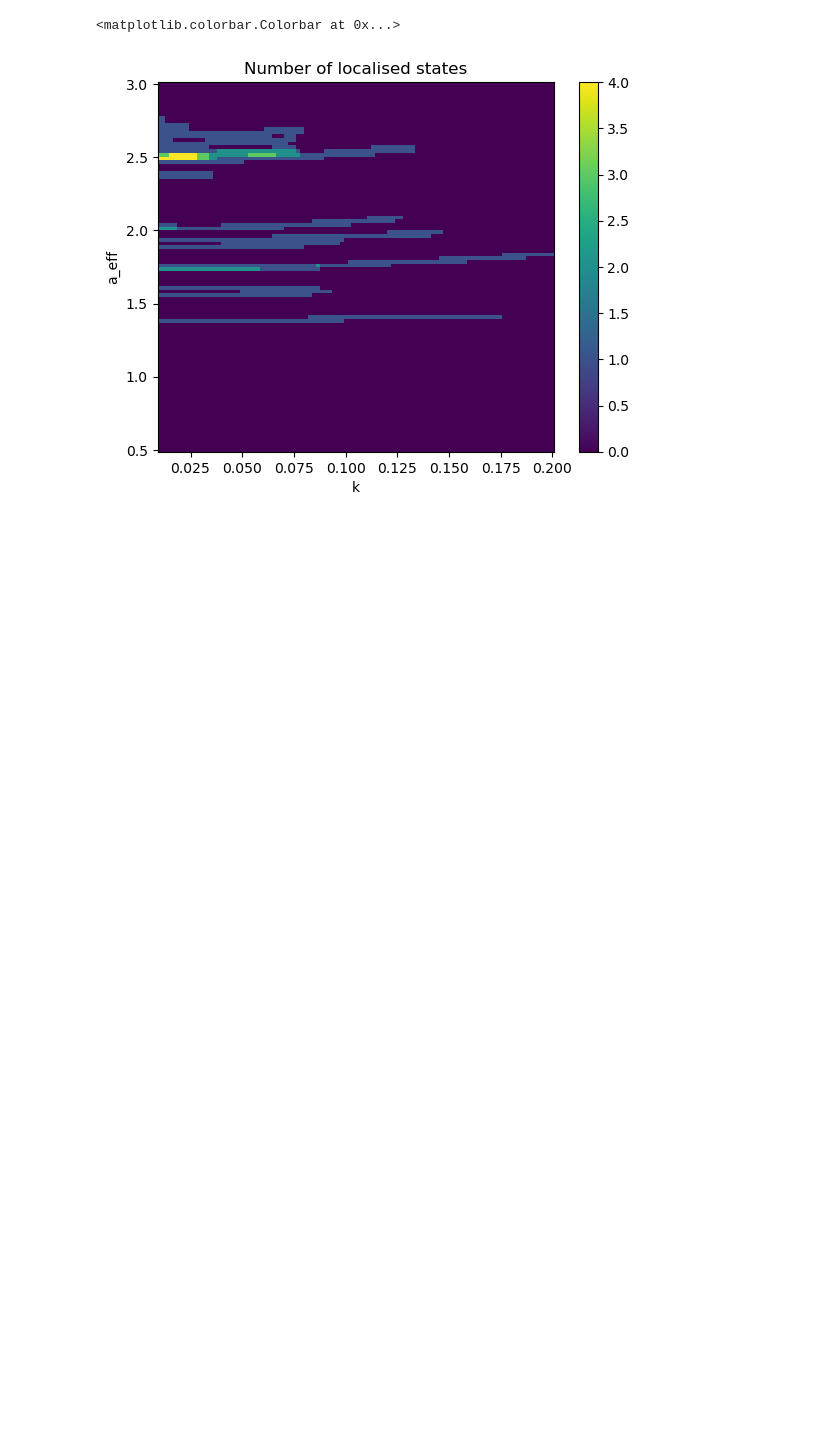
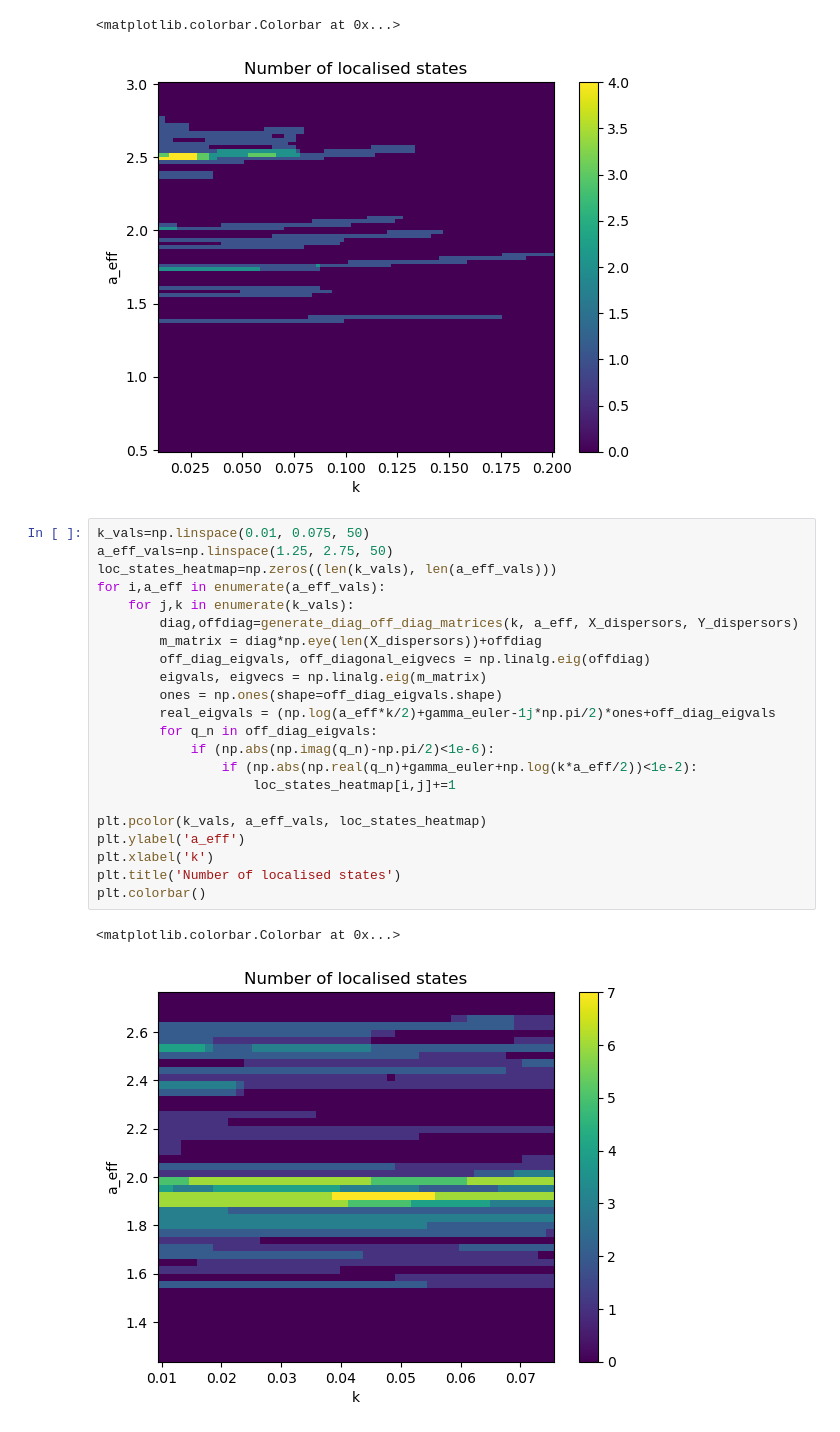
Before and after one commit to pfargas/Disordered-Quantum-Gases, a Jupyter notebook: localization_matrix.ipynb, the cells around one changed output. Saved outputs shown, nothing was run; the diff lists cells and outputs as text; blank space fills up the shorter version.

```diff
--- a/localization_matrix.ipynb
+++ b/localization_matrix.ipynb
@@ -184,3 +185,28 @@ plt.colorbar()
 # %% [output]
 <matplotlib.colorbar.Colorbar at 0x...>
 [figure]
+# %%
+k_vals=np.linspace(0.01, 0.075, 50)
+a_eff_vals=np.linspace(1.25, 2.75, 50)
+loc_states_heatmap=np.zeros((len(k_vals), len(a_eff_vals)))
+for i,a_eff in enumerate(a_eff_vals):
+    for j,k in enumerate(k_vals):
+        diag,offdiag=generate_diag_off_diag_matrices(k, a_eff, X_dispersors, Y_dispersors)
+        m_matrix = diag*np.eye(len(X_dispersors))+offdiag
+        off_diag_eigvals, off_diagonal_eigvecs = np.linalg.eig(offdiag)
+        eigvals, eigvecs = np.linalg.eig(m_matrix)
+        ones = np.ones(shape=off_diag_eigvals.shape)
+        real_eigvals = (np.log(a_eff*k/2)+gamma_euler-1j*np.pi/2)*ones+off_diag_eigvals
+        for q_n in off_diag_eigvals:
+            if (np.abs(np.imag(q_n)-np.pi/2)<1e-6):
+                if (np.abs(np.real(q_n)+gamma_euler+np.log(k*a_eff/2))<1e-2):
+                    loc_states_heatmap[i,j]+=1
+
+plt.pcolor(k_vals, a_eff_vals, loc_states_heatmap)
+plt.ylabel('a_eff')
+plt.xlabel('k')
+plt.title('Number of localised states')
+plt.colorbar()
+# %% [output]
+<matplotlib.colorbar.Colorbar at 0x...>
+[figure, added]
```
Also changed, not shown: parts of 2 cells of this notebook.
